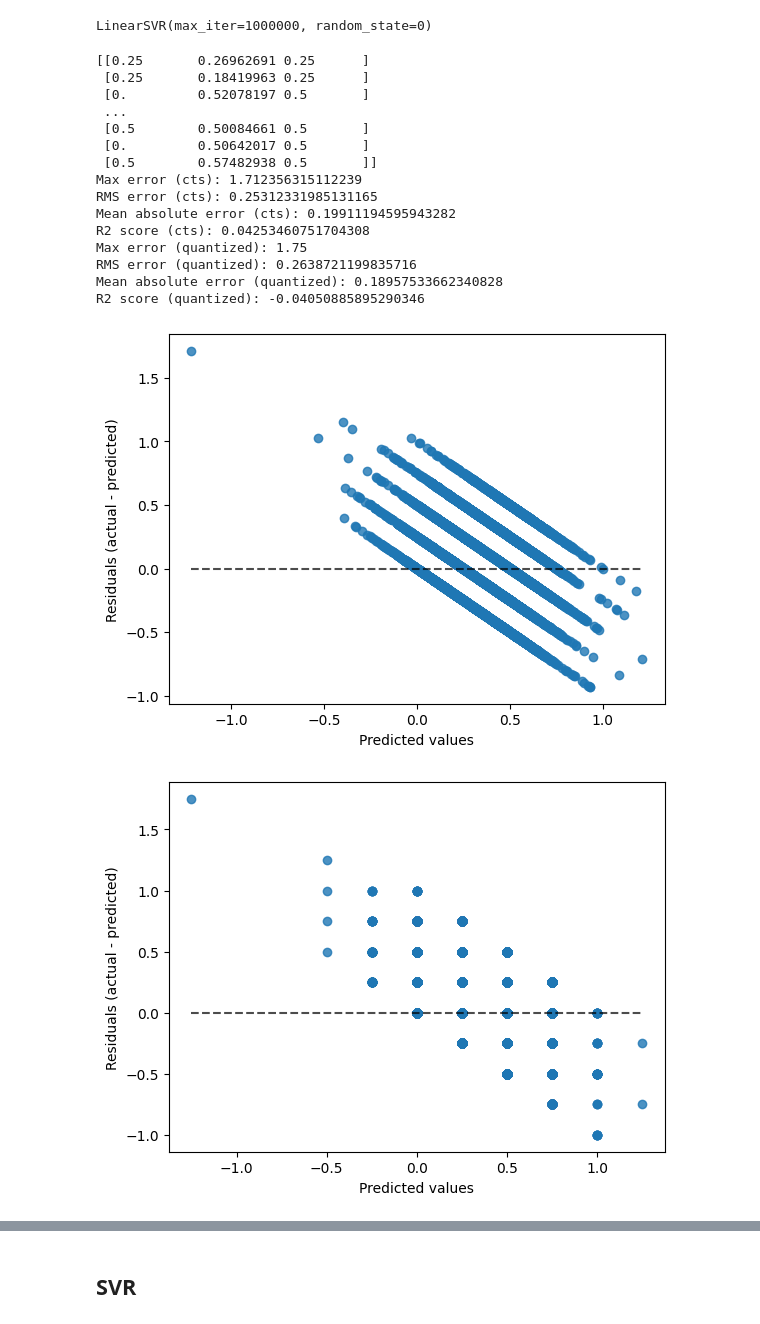
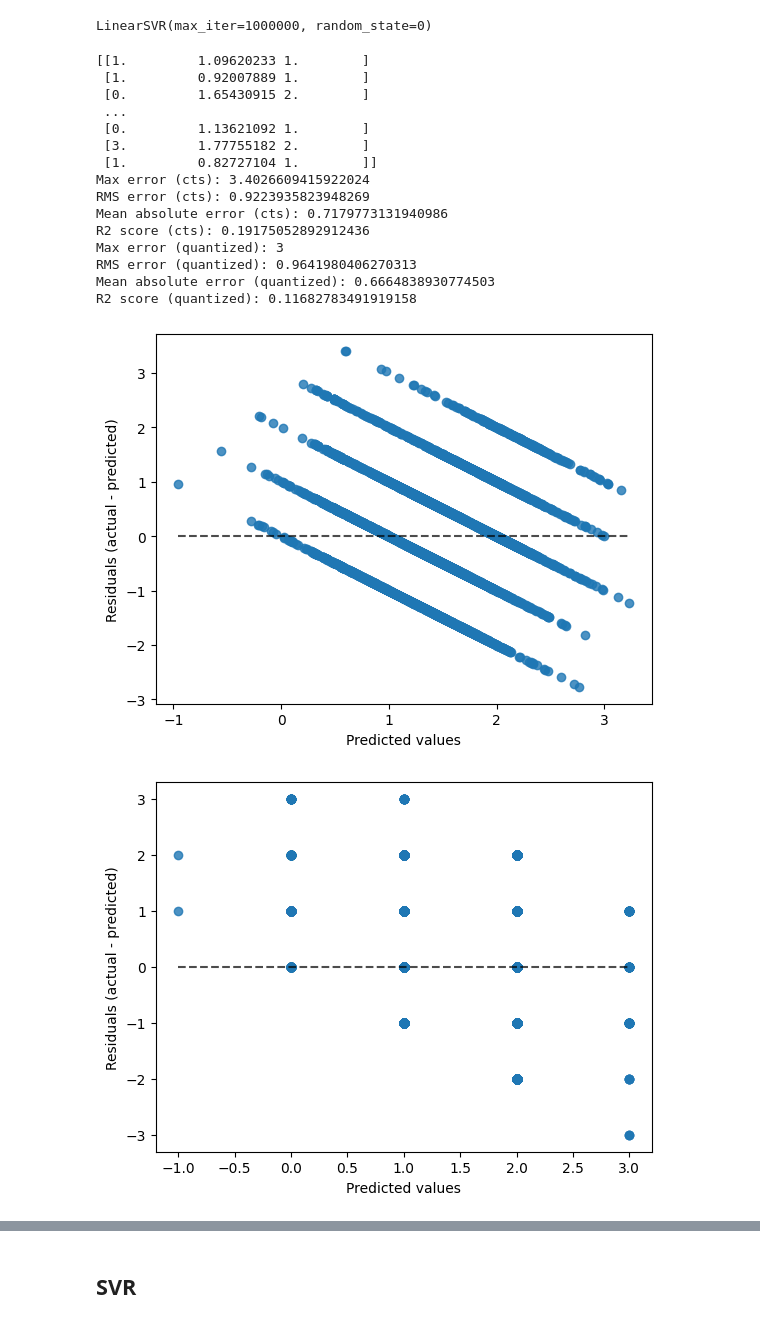
Before and after one commit to mmccool/nlp-project-1, a Jupyter notebook: solution.ipynb, the cells around one changed output, grey strips where cells are left out. Saved outputs shown, nothing was run; the diff lists cells and outputs as text; code cells hidden in the pictures.

```diff
--- a/solution.ipynb
+++ b/solution.ipynb
@@ -200,5 +208,7 @@ Extract target values.
 # %%
 y = dataset.iloc[:,-1].values
 print(y)
+y = np.array([int(4*s) for s in y])
+print(y)
 # %% [output]
 [0.5  0.75 0.25 ... 0.5  0.75 0.5 ]
@@ -260,7 +271,7 @@ Function to evaluate results of fitting various models.
 # %%
 def eval_model(model,y_true,X_test):
     y_pred = model.predict(X_test)
-    q_pred = np.array([round(s*4.01)/4.0 for s in y_pred])
+    q_pred = np.array([round(s) for s in y_pred])
     y_true_col = y_true.reshape(y_true.shape[0],1)
     y_pred_col = y_pred.reshape(y_pred.shape[0],1)
     q_pred_col = q_pred.reshape(q_pred.shape[0],1)
@@ -297,25 +308,25 @@ This model scales better to large amounts of data than SVR, but is not as accura
 # %%
 linear_svr = LinearSVR(C = 1.0, max_iter=1000000, random_state = 0)
-linear_svr.fit(sm_X_train, sm_y_train)
+linear_svr.fit(X_train, y_train)
 # %% [output]
 LinearSVR(max_iter=1000000, random_state=0)
 # %%
-eval_model(linear_svr,sm_y_test,sm_X_test)
+eval_model(linear_svr,y_test,X_test)
 # %% [output]
-[[0.25       0.26962691 0.25      ]
- [0.25       0.18419963 0.25      ]
- [0.         0.52078197 0.5       ]
+[[1.         1.09620233 1.        ]
+ [1.         0.92007889 1.        ]
+ [0.         1.65430915 2.        ]
  ...
- [0.5        0.50084661 0.5       ]
- [0.         0.50642017 0.5       ]
- [0.5        0.57482938 0.5       ]]
-Max error (cts): 1.712356315112239
-RMS error (cts): 0.25312331985131165
-Mean absolute error (cts): 0.19911194595943282
-R2 score (cts): 0.04253460751704308
-Max error (quantized): 1.75
-RMS error (quantized): 0.2638721199835716
-Mean absolute error (quantized): 0.18957533662340828
-R2 score (quantized): -0.04050885895290346
+ [0.         1.13621092 1.        ]
+ [3.         1.77755182 2.        ]
+ [1.         0.82727104 1.        ]]
+Max error (cts): 3.4026609415922024
+RMS error (cts): 0.9223935823948269
+Mean absolute error (cts): 0.7179773131940986
+R2 score (cts): 0.19175052892912436
+Max error (quantized): 3
+RMS error (quantized): 0.9641980406270313
+Mean absolute error (quantized): 0.6664838930774503
+R2 score (quantized): 0.11682783491919158
-[figure, old version]
+[figure, new version]
-[figure, old version]
+[figure, new version]
```
Also changed, not shown: parts of 23 cells of this notebook.
